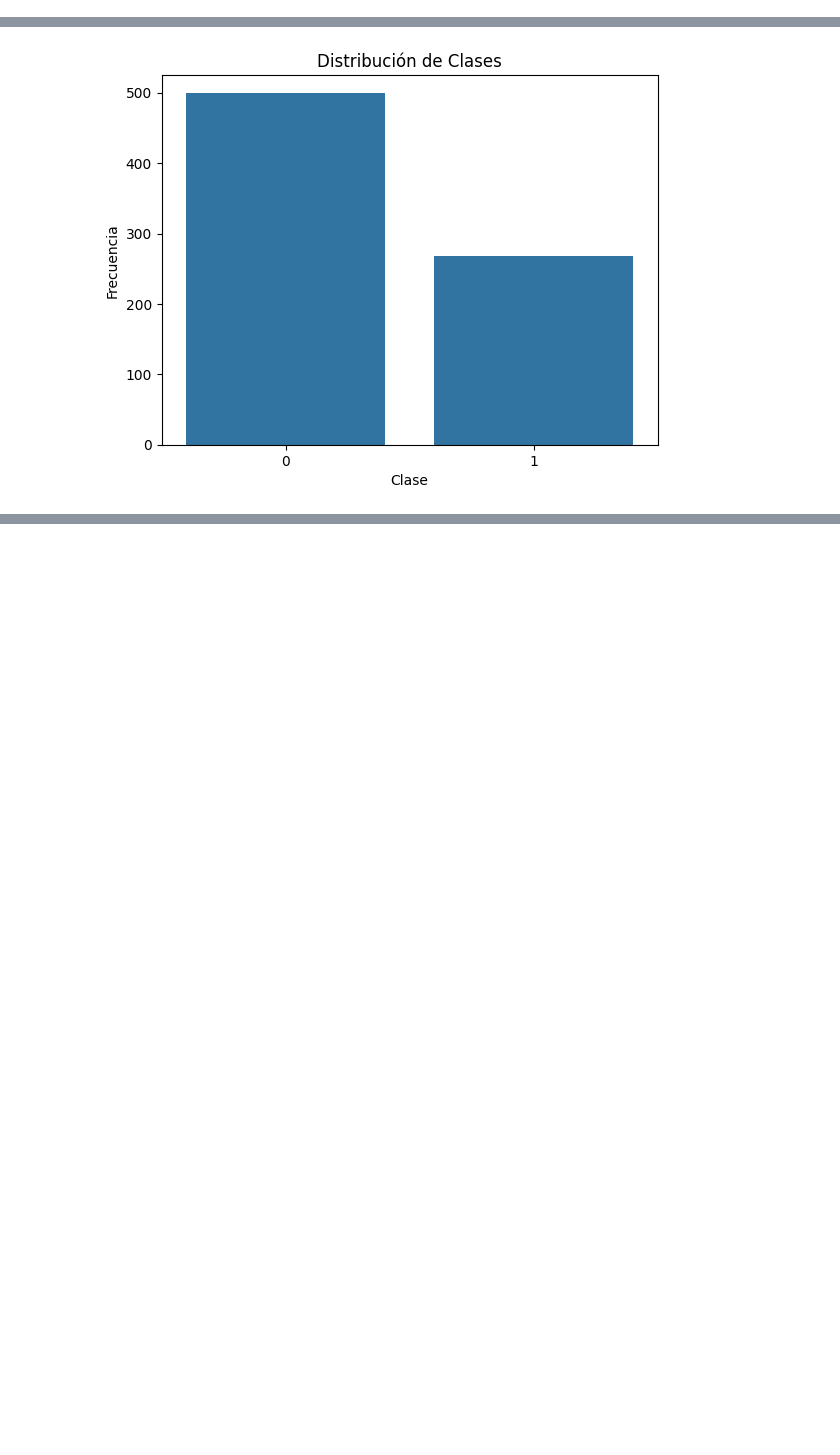
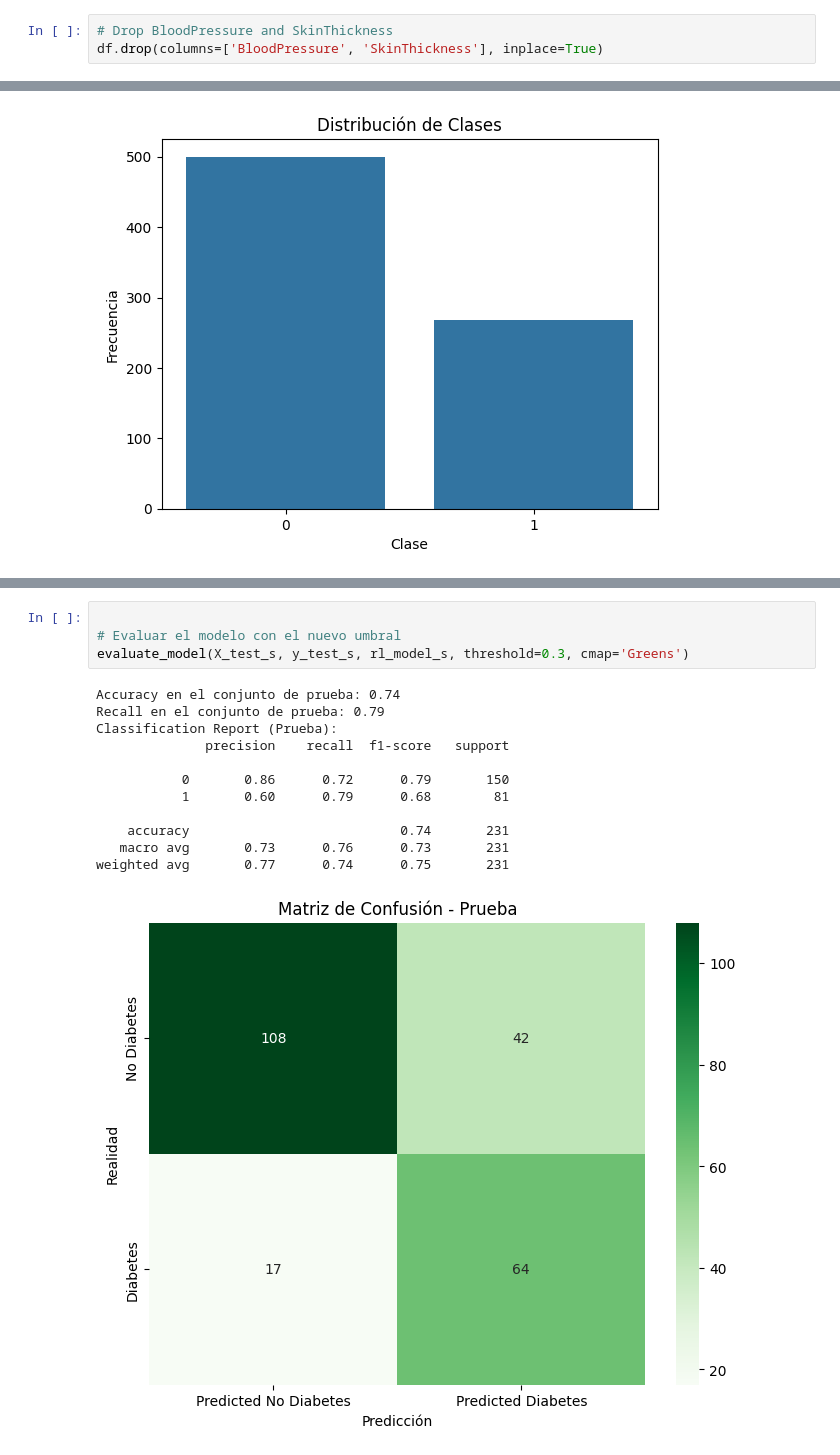
Before and after one commit to XoulEater/Proyecto_1_IA, a Jupyter notebook: main.ipynb, the cells around one changed output, grey strips where cells are left out. Cells and saved outputs as stored; diff of their text form; blank space fills up the shorter version.

Commit message:
Add normalization method and threshold

```diff
--- a/main.ipynb
+++ b/main.ipynb
@@ -97,0 +114,3 @@ plt.show()
+# %%
+# Drop BloodPressure and SkinThickness
+df.drop(columns=['BloodPressure', 'SkinThickness'], inplace=True)
@@ -197,0 +309,17 @@ weighted avg       0.69      0.70      0.69       116
+# %%
+
+# Evaluar el modelo con el nuevo umbral
+evaluate_model(X_test_s, y_test_s, rl_model_s, threshold=0.3, cmap='Greens')
+# %% [output]
+Accuracy en el conjunto de prueba: 0.74
+Recall en el conjunto de prueba: 0.79
+Classification Report (Prueba):
+              precision    recall  f1-score   support
+
+           0       0.86      0.72      0.79       150
+           1       0.60      0.79      0.68        81
+
+    accuracy                           0.74       231
+   macro avg       0.73      0.76      0.73       231
+weighted avg       0.77      0.74      0.75       231
+[figure, added]
```
Also changed, not shown: parts of 22 cells of this notebook.
